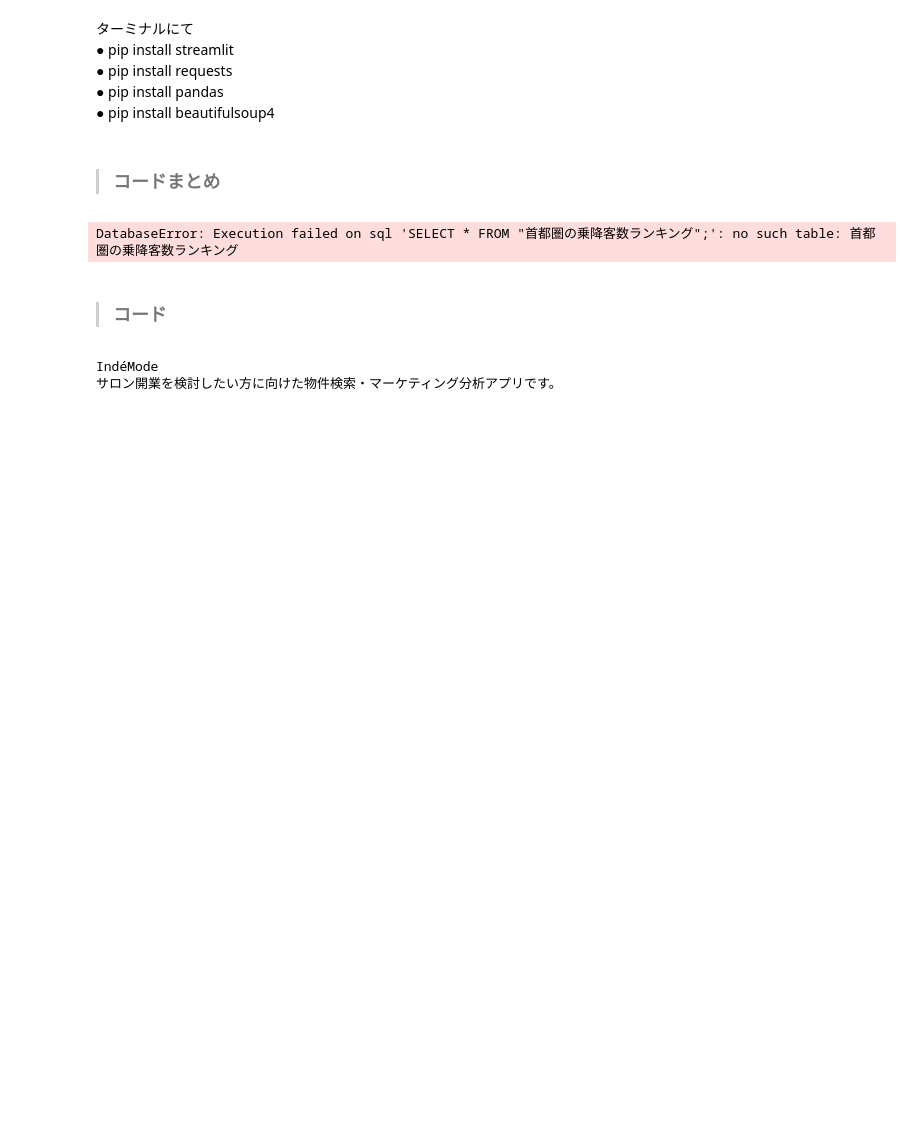
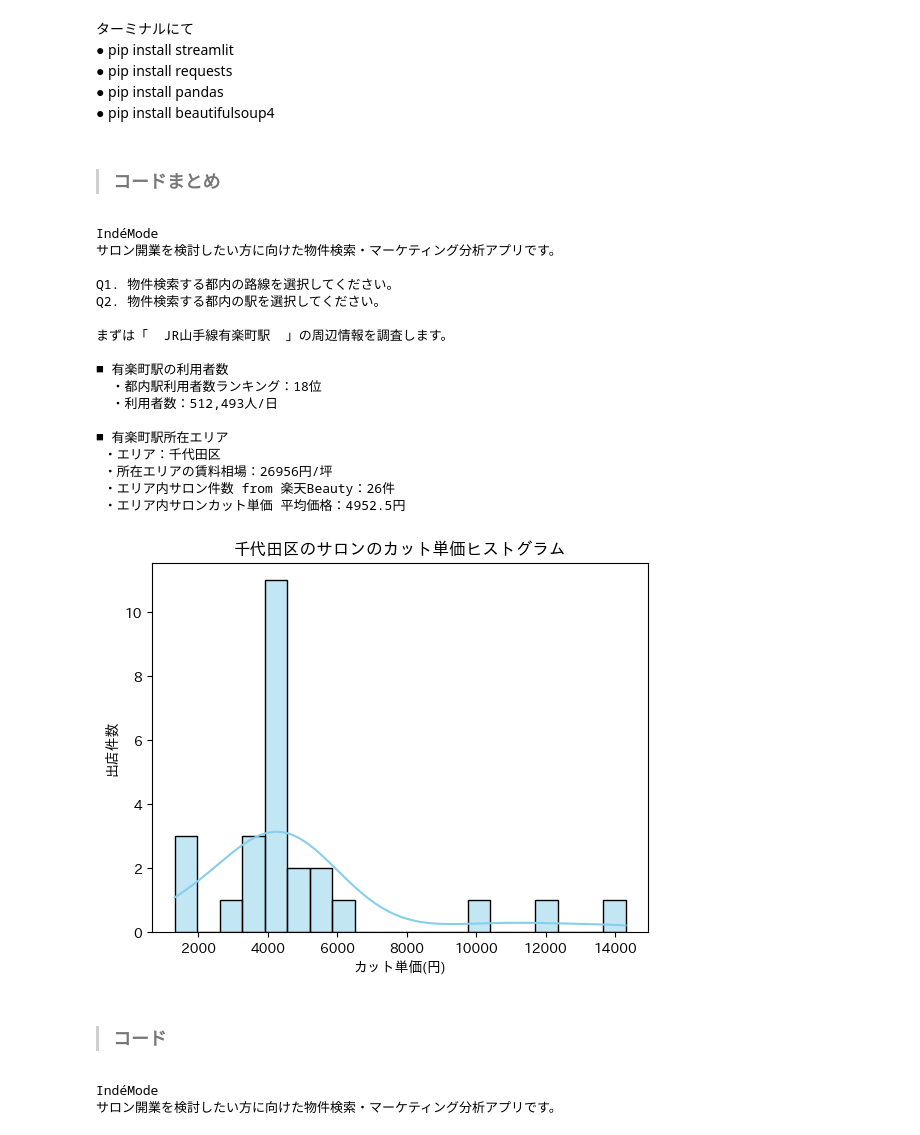
Before and after one commit to shima-koh/STEP3-TA, a Jupyter notebook: TA/230927週宿題/STEP3チーム課題_TA_IndéMode_入力_エリア情報まで.ipynb, the cells around one changed output. Drawn from its saved outputs; the diff is of its cells as text; code cells hidden in the pictures; blank space fills up the shorter version.

```diff
--- a/TA/230927週宿題/STEP3チーム課題_TA_IndéMode_入力_エリア情報まで.ipynb
+++ b/TA/230927週宿題/STEP3チーム課題_TA_IndéMode_入力_エリア情報まで.ipynb
@@ -25,7 +25,7 @@ import seaborn as sns
 
 # DB読み込み
 # SQLite接続
-conn = sqlite3.connect('STEP3チーム課題_TA_IndéMode_DB.db')
+conn = sqlite3.connect(r'C:\Users\kouhei_shimakura\Documents\STEP3-TA\TA\STEP3チーム課題_TA_IndéMode_DB.db')
 # SQLクエリを実行してデータフレームに読み込む
 query1 = 'SELECT * FROM "首都圏の乗降客数ランキング";'
 query2 = 'SELECT * FROM "東京23区賃料(募集金額)相場目安ランキングfrom飲食店ドットコム";'
@@ -268,35 +268,52 @@ df4.to_sql(table_name, conn, if_exists='replace', index=False)
 
 #print(db_path + ' への書き込みが完了しました')
 
 # DBからデータを読み取り、近隣サロンの価格帯を表示
 # SQLiteデータベース接続
-conn = sqlite3.connect('STEP3チーム課題_TA_IndéMode_DB.db')
+conn = sqlite3.connect(r'C:\Users\kouhei_shimakura\Documents\STEP3-TA\TA\STEP3チーム課題_TA_IndéMode_DB.db')
 # SQLクエリを実行してデータフレームに読み込む
 query5 = 'SELECT * FROM "近隣サロン一覧_楽天beauty";'
 df5 = pd.read_sql_query(query5, conn)
 # データベース接続を閉じる
 conn.close()
 
 # display(df5)
 
 df5['カット単価(円~)'] = df5['カット単価(円~)'].str.replace(',', '').astype(float) #データ数値化
 df5 = df5.sort_values(by='カット単価(円~)') #データ整列
 
 # display(df5)
 
 #print('■ ' + station + '駅所在エリア情報')
 #print(" ・エリア：" + str(station_area))
 print(" ・エリア内サロン件数 from 楽天Beauty：" + str(len(df5)) + "件")
 print(" ・エリア内サロンカット単価 平均価格：" + str(df5['カット単価(円~)'].mean()) + "円")
 
 sns.histplot(df5['カット単価(円~)'], bins=20, kde=True, color='skyblue')  # kde=Trueでカーネル密度推定も表示
 plt.xlabel('値')
 plt.xlabel('カット単価(円)')
 plt.ylabel('出店件数')
 plt.title(station_area + 'のサロンのカット単価ヒストグラム')
 plt.show()
 # %% [output]
-DatabaseError: Execution failed on sql 'SELECT * FROM "首都圏の乗降客数ランキング";': no such table: 首都圏の乗降客数ランキング
+IndéMode
+サロン開業を検討したい方に向けた物件検索・マーケティング分析アプリです。
+
+Q1. 物件検索する都内の路線を選択してください。
+Q2. 物件検索する都内の駅を選択してください。
+
+まずは「  JR山手線有楽町駅  」の周辺情報を調査します。
+
+■ 有楽町駅の利用者数
+  ・都内駅利用者数ランキング：18位
+  ・利用者数：512,493人/日
+
+■ 有楽町駅所在エリア
+ ・エリア：千代田区
+ ・所在エリアの賃料相場：26956円/坪
+ ・エリア内サロン件数 from 楽天Beauty：26件
+ ・エリア内サロンカット単価 平均価格：4952.5円
+[figure, added]
 # %% [markdown]
 >### コード
 # %%
```
Also changed, not shown: parts of 5 cells of this notebook, 1 other file.
